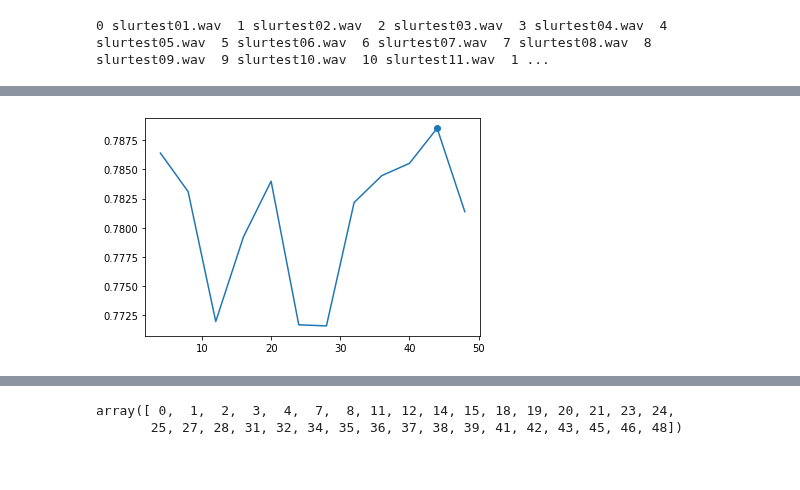
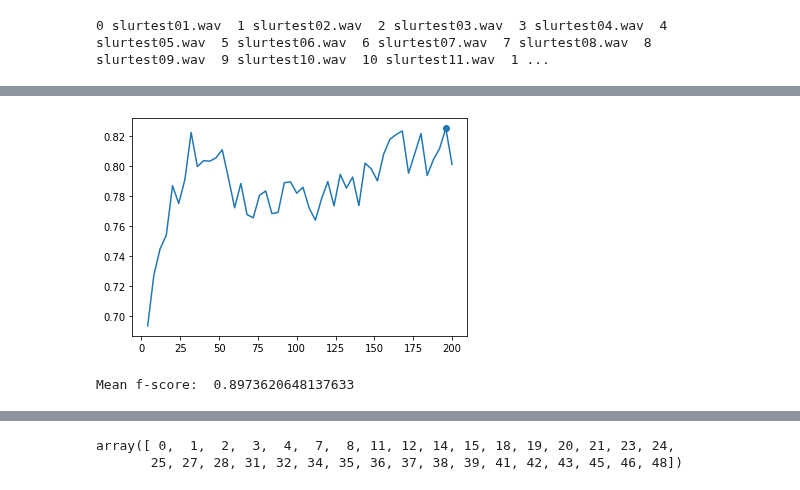
Before and after one commit to SimonFalk/beyondPianoRoll, a Jupyter notebook: flow.ipynb, the cells around one changed output, grey strips where cells are left out. Saved outputs shown, nothing was run; the diff lists cells and outputs as text; code cells hidden in the pictures.

Commit message:
new models

```diff
--- a/flow.ipynb
+++ b/flow.ipynb
@@ -299,7 +281,7 @@ for train_idx, test_idx in folds:
     means_per_fold.append(np.expand_dims(mean_train, axis=0))
     std_per_fold.append(np.expand_dims(std_train, axis=0))
 
-save_stats = False
+save_stats = True
 
 if save_stats:
     with open('results/statistics/{}_mean.pickle'.format(split_name), 'wb') as file_pi:
@@ -660,10 +616,9 @@ plt.ylim([0.4,0.6])
 # %%
 
-
-with open("results/cnn-training-230127a/fold_1_threefold-seq-50eps-lr0.0010-standard_history.pickle", "rb") as f:
+with open(save_path + "fold_{}_{}_history.pickle".format(0,training_name), "rb") as f:
     history = pickle.load(f)
 
-plt.plot(history["wbce"])
-plt.plot(history["val_wbce"])
+plt.plot(history["loss"])
+plt.plot(history["val_loss"])
 # %% [output]
 [<matplotlib.lines.Line2D at 0x...>]
@@ -671,22 +626,28 @@ plt.plot(history["val_wbce"])
 # %%
 # 29,22,30,47,44,33 (FK)
 #folds = [[[i],[29,22,30,47,44,33]] for i in ds[ds["player"].isin(["SA", "IR"])].index.values]
-folds = [
-    [[0,1,2,3,4,5,12,13,14,15,16,17], [6,7,8,9,10,11]],
-    [[0,1,2,3,4,5,6,7,8,9,10,11], [12,13,14,15,16,17]],
-    [[6,7,8,9,10,11,12,13,14,15,16,17], [0,1,2,3,4,5]]
-]
+#folds = [
+##    [[0,1,2,3,4,5,12,13,14,15,16,17], [6,7,8,9,10,11]],
+#    [[0,1,2,3,4,5,6,7,8,9,10,11], [12,13,14,15,16,17]],
+#    [[6,7,8,9,10,11,12,13,14,15,16,17], [0,1,2,3,4,5]]
+#]
+
 folds = [[list(ds[ds["player"].isin(["SA","IR"])].index.values), list(ds[ds["player"] =="FK"].index.values)]]
 # %%
 TOL = 0.025
-epochs = np.arange(check_at_epoch, n_epochs, check_at_epoch)
-#epochs = np.arange(4,21,4)
+#epochs = np.arange(check_at_epoch, n_epochs, check_at_epoch)
+epochs = np.arange(4,204,4)
 score_at_ep = np.zeros((len(folds), len(audios), len(epochs), 3))
 peakss = []
 outs = []
-base_path = "results/cnn-training-230204c/"
-model_name = "extend-seq-50eps-lr0.0010-standard"
+base_path = "results/cnn-training-230205f/" # remember slash at end
+model_name = "new-seq-200eps-lr0.0050-standard"
 
+SPLIT_NAME = "sair-fk"
+with open("results/statistics/{}_mean.pickle".format(SPLIT_NAME), "rb") as f:
+    means_per_fold = pickle.load(f)
+with open("results/statistics/{}_std.pickle".format(SPLIT_NAME), "rb") as f:
+    std_per_fold = pickle.load(f)
 
 for fold_i, (train_idx, test_idx) in enumerate(folds):
     print("Fold ", str(fold_i))
@@ -735,14 +710,20 @@ datasets/augmented/slurtest05_FK.wav
 # %%
-fold_i = 0
-metric = 0
+metric = 1
 
-for fold_i in range(len(folds)):
+for fold_i, fold in enumerate(folds):
     y = np.sum(score_at_ep[fold_i,:,:,metric], axis=0)/(len(test_idx))
-    #y = score_at_ep[fold_i,17,:,metric]
     plt.plot(epochs, y)
     plt.scatter(epochs[np.argmax(y)], np.max(y))
+
+#plt.legend(["val on IR", "max", "val on FK", "max", "val on SA", "max"])
+#plt.ylim([0.7,1])
 # %% [output]
-[figure, old version]
+[figure, new version]
+# %%
+# Only computes for
+print("Mean f-score: ", score_at_ep[:, :, 2, 0].sum()/len(test_idx)/len(folds))
+# %% [output]
+Mean f-score:  0.8973620648137633
 # %%
 plt.figure(figsize=(10,8))
 fold_to_rec = ds[ds["player"].isin(["SA", "IR"])].index.values
```
Also changed, not shown: parts of 11 cells of this notebook, 20 other files.
